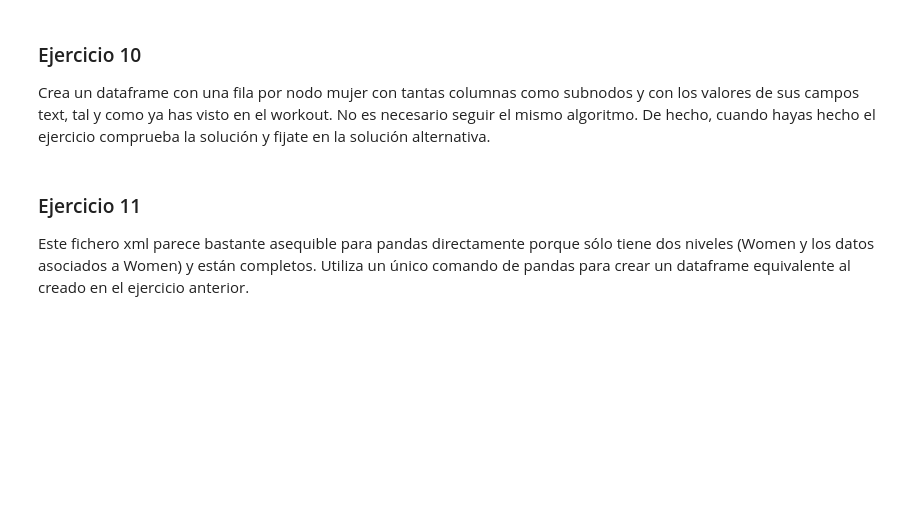
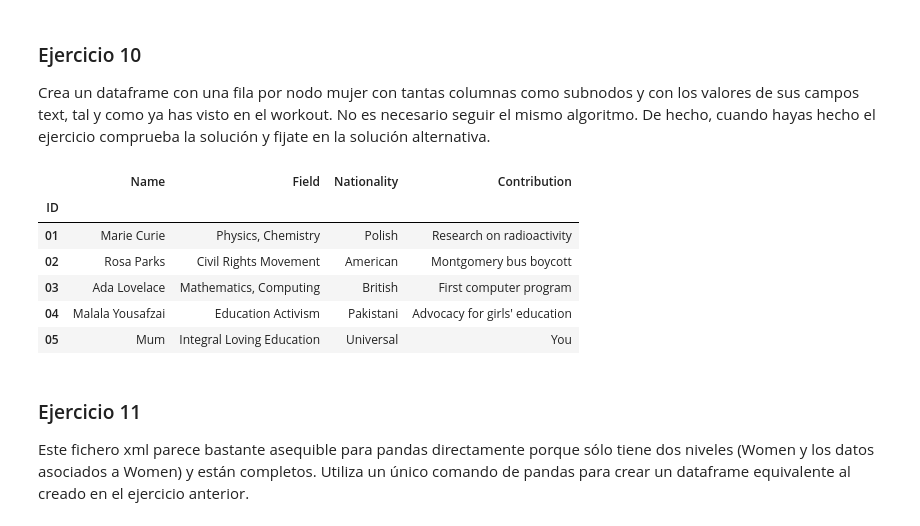
Before and after one commit to somm14/ONLINE_DS_THEBRIDGE_Soraya_M, a Jupyter notebook: 03_ Procesado_y_análisis_de_datos/Sprint_5/Unidad_2/09_Ejercicio_Formato_Flexible.ipynb, the cells around one changed output. Drawn from its saved outputs; the diff is of its cells as text; code cells hidden in the pictures; blank space fills up the shorter version.

```diff
--- a/03_ Procesado_y_análisis_de_datos/Sprint_5/Unidad_2/09_Ejercicio_Formato_Flexible.ipynb
+++ b/03_ Procesado_y_análisis_de_datos/Sprint_5/Unidad_2/09_Ejercicio_Formato_Flexible.ipynb
@@ -49,0 +178,4 @@ Parsea el fichero como has aprendido y obten el nombre del nodo raíz tal y como
+# %%
+tree = ET.parse("./data/great_women.xml")
+raiz = tree.getroot()
+raiz.tag
@@ -55,6 +210,33 @@ Recorre el árbol de forma similar a como lo hemos hecho en el workout
 ### Ejercicio 10
 
 Crea un dataframe con una fila por nodo mujer con tantas columnas como subnodos y con los valores de sus campos text, tal y como ya has visto en el workout. No es necesario seguir el mismo algoritmo. De hecho, cuando hayas hecho el ejercicio comprueba la solución y fijate en la solución alternativa.
+# %%
+dict_df = {
+    "ID": [],
+    "Name": [],
+    "Field": [],
+    "Nationality": [],
+    "Contribution":[]
+}
+
+for mujer in raiz:
+    dict_df["ID"].append(mujer.attrib["id"])
+    for detalle in mujer:
+        dict_df[detalle.tag].append(detalle.text)
+
+
+df = pd.DataFrame(dict_df)
+
+df.set_index("ID", inplace=True)
+df
+# %% [output]
+|  | Name | Field | Nationality | Contribution |
+| ID |  |  |  |  |
+| 01 | Marie Curie | Physics, Chemistry | Polish | Research on radioactivity |
+| 02 | Rosa Parks | Civil Rights Movement | American | Montgomery bus boycott |
+| 03 | Ada Lovelace | Mathematics, Computing | British | First computer program |
+| 04 | Malala Yousafzai | Education Activism | Pakistani | Advocacy for girls' education |
+| 05 | Mum | Integral Loving Education | Universal | You |
 # %% [markdown]
 ### Ejercicio 11
 
```
Also changed, not shown: parts of 13 cells of this notebook.
